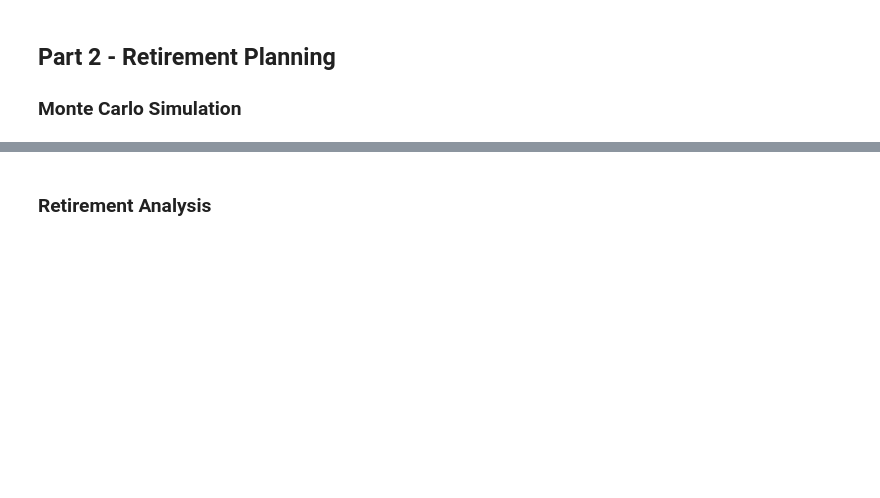
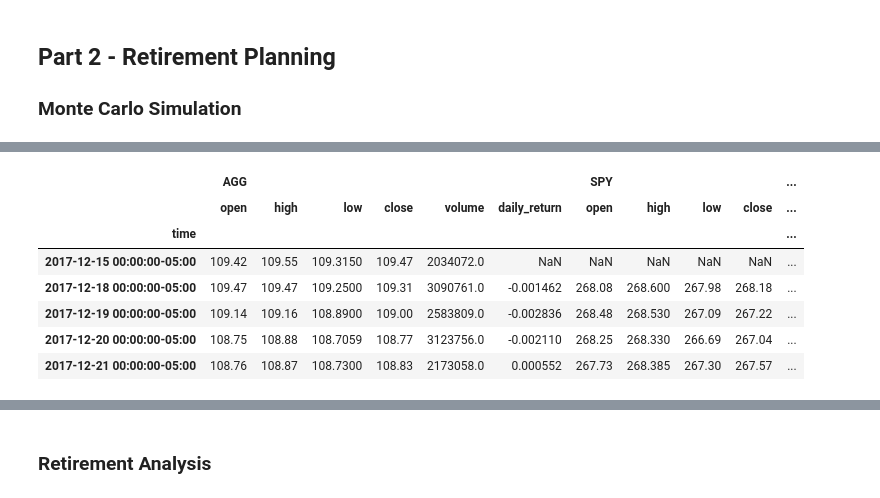
Before and after one commit to apfreeman/Unit-5-Financial-Planning, a Jupyter notebook: Starter_Code/financial-planner.ipynb, the cells around one changed output, grey strips where cells are left out. Cells and saved outputs as stored; diff of their text form; code cells hidden in the pictures; blank space fills up the shorter version.

```diff
--- a/Starter_Code/financial-planner.ipynb
+++ b/Starter_Code/financial-planner.ipynb
@@ -190 +223,13 @@ df_stock_data.head()
+# %%
+# Print the simulation input data
+MC_40AGG_60SPY_dist.portfolio_data.head()
+# %% [output]
+|  | AGG |  |  |  |  |  | SPY |  |  |  | ... |
+|  | open | high | low | close | volume | daily_return | open | high | low | close | ... |
+| time |  |  |  |  |  |  |  |  |  |  | ... |
+| 2017-12-15 00:00:00-05:00 | 109.42 | 109.55 | 109.3150 | 109.47 | 2034072.0 | NaN | NaN | NaN | NaN | NaN | ... |
+| 2017-12-18 00:00:00-05:00 | 109.47 | 109.47 | 109.2500 | 109.31 | 3090761.0 | -0.001462 | 268.08 | 268.600 | 267.98 | 268.18 | ... |
+| 2017-12-19 00:00:00-05:00 | 109.14 | 109.16 | 108.8900 | 109.00 | 2583809.0 | -0.002836 | 268.48 | 268.530 | 267.09 | 267.22 | ... |
+| 2017-12-20 00:00:00-05:00 | 108.75 | 108.88 | 108.7059 | 108.77 | 3123756.0 | -0.002110 | 268.25 | 268.330 | 266.69 | 267.04 | ... |
+| 2017-12-21 00:00:00-05:00 | 108.76 | 108.87 | 108.7300 | 108.83 | 2173058.0 | 0.000552 | 267.73 | 268.385 | 267.30 | 267.57 | ... |
 # %%
```
Also changed, not shown: parts of 9 cells of this notebook.
